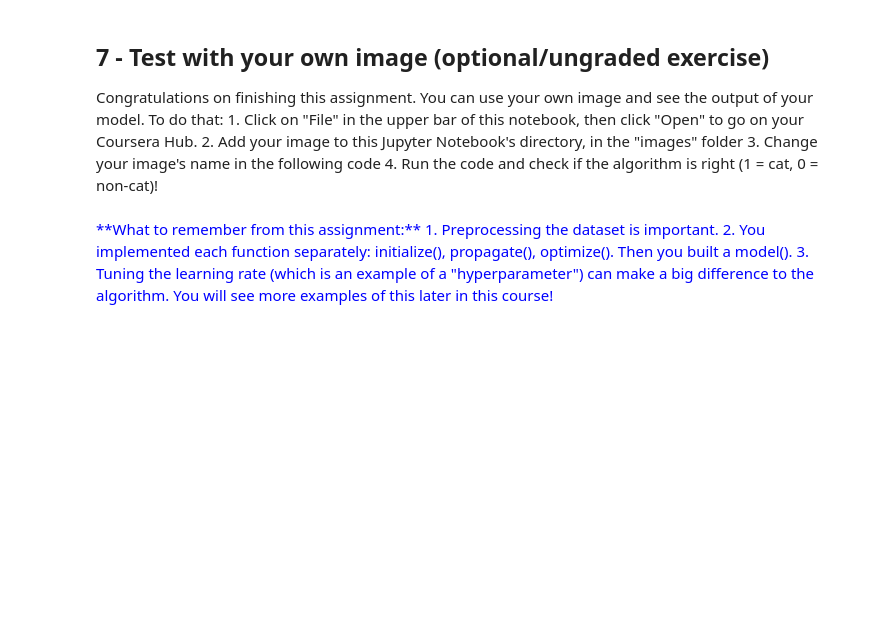
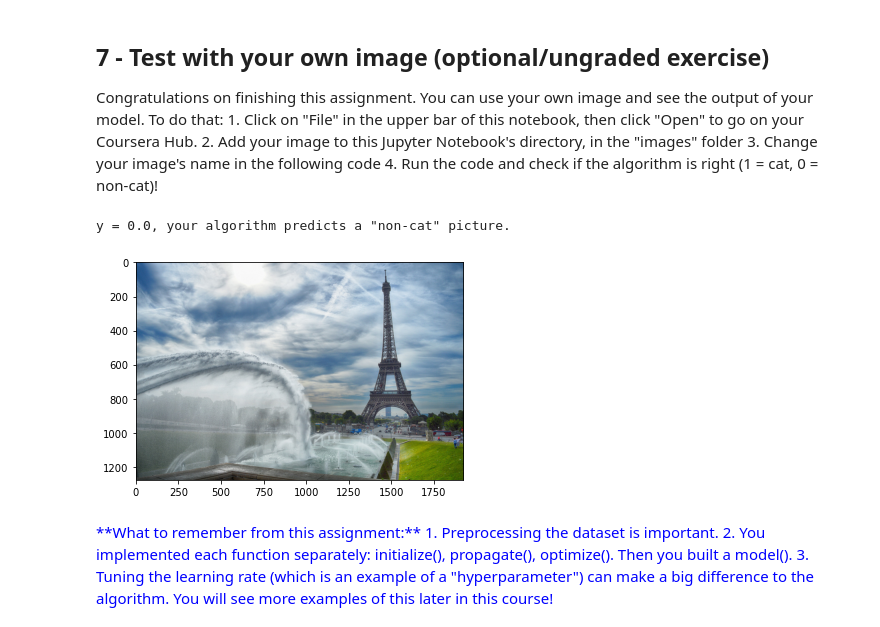
Before and after one commit to hustrlee/ng-deep-learning, a Jupyter notebook: Neural Networks and Deep Learning/Week 2/Logistic Regression as a Neural Network/Logistic_Regression_with_a_Neural_Network_mindset_v6a-mine.ipynb, the cells around one changed output. Saved outputs shown, nothing was run; the diff lists cells and outputs as text; code cells hidden in the pictures; blank space fills up the shorter version.

```diff
--- a/Neural Networks and Deep Learning/Week 2/Logistic Regression as a Neural Network/Logistic_Regression_with_a_Neural_Network_mindset_v6a-mine.ipynb
+++ b/Neural Networks and Deep Learning/Week 2/Logistic Regression as a Neural Network/Logistic_Regression_with_a_Neural_Network_mindset_v6a-mine.ipynb
@@ -342,14 +366,14 @@ def propagate(w, b, X, Y):
 
     # FORWARD PROPAGATION (FROM X TO COST)
     ### START CODE HERE ### (≈ 2 lines of code)
-    A = None                                    # compute activation
-    cost = None                                 # compute cost
+    A = sigmoid(w.T.dot(X) + b)                 # compute activation
+    cost = -(Y.dot(np.log(A).T) + (1-Y).dot(np.log(1-A).T))/m       # compute cost
     ### END CODE HERE ###
 
     # BACKWARD PROPAGATION (TO FIND GRAD)
     ### START CODE HERE ### (≈ 2 lines of code)
-    dw = None
-    db = None
+    dw = X.dot((A-Y).T)/m
+    db = np.squeeze(np.sum(A-Y, axis=1)/m)
     ### END CODE HERE ###
 
     assert(dw.shape == w.shape)
@@ -427,7 +456,7 @@ def optimize(w, b, X, Y, num_iterations, learning_rate, print_cost = False):
 
         # Cost and gradient calculation (≈ 1-4 lines of code)
         ### START CODE HERE ###
-        grads, cost = None
+        grads, cost = propagate(w, b, X, Y)
         ### END CODE HERE ###
 
         # Retrieve derivatives from grads
@@ -436,8 +465,8 @@ def optimize(w, b, X, Y, num_iterations, learning_rate, print_cost = False):
 
         # update rule (≈ 2 lines of code)
         ### START CODE HERE ###
-        w = None
-        b = None
+        w = w - learning_rate * dw
+        b = b - learning_rate * db
         ### END CODE HERE ###
 
         # Record the costs
@@ -515,14 +551,15 @@ def predict(w, b, X):
 
     # Compute vector "A" predicting the probabilities of a cat being present in the picture
     ### START CODE HERE ### (≈ 1 line of code)
-    A = None
+    A = sigmoid(w.T.dot(X) + b)
     ### END CODE HERE ###
 
     for i in range(A.shape[1]):
 
         # Convert probabilities A[0,i] to actual predictions p[0,i]
         ### START CODE HERE ### (≈ 4 lines of code)
-        pass
+        if A[0, i] >= 0.5:
+            Y_prediction[0, i] = 1
         ### END CODE HERE ###
 
     assert(Y_prediction.shape == (1, m))
@@ -588,18 +627,18 @@ def model(X_train, Y_train, X_test, Y_test, num_iterations = 2000, learning_rate
     ### START CODE HERE ###
 
     # initialize parameters with zeros (≈ 1 line of code)
-    w, b = None
+    w, b = initialize_with_zeros(X_train.shape[0])
 
     # Gradient descent (≈ 1 line of code)
-    parameters, grads, costs = None
+    parameters, grads, costs = optimize(w, b, X_train, Y_train, num_iterations, learning_rate, print_cost)
 
     # Retrieve parameters w and b from dictionary "parameters"
     w = parameters["w"]
     b = parameters["b"]
 
     # Predict test/train set examples (≈ 2 lines of code)
-    Y_prediction_test = None
-    Y_prediction_train = None
+    Y_prediction_test = predict(w, b, X_test)
+    Y_prediction_train = predict(w, b, X_train)
 
     ### END CODE HERE ###
 
@@ -714,17 +795,22 @@ Congratulations on finishing this assignment. You can use your own image and see
 # %%
 ## START CODE HERE ## (PUT YOUR IMAGE NAME)
 my_image = "my_image.jpg"   # change this to the name of your image file
 ## END CODE HERE ##
 
 # We preprocess the image to fit your algorithm.
 fname = "images/" + my_image
-image = np.array(ndimage.imread(fname, flatten=False))
+image = plt.imread(fname)
+# image = np.array(ndimage.imread(fname, flatten=False))
 image = image/255.
-my_image = scipy.misc.imresize(image, size=(num_px,num_px)).reshape((1, num_px*num_px*3)).T
+my_image = np.array(Image.fromarray(np.uint8(image)).resize((num_px,num_px))).reshape((1, num_px*num_px*3)).T
+# my_image = scipy.misc.imresize(image, size=(num_px,num_px)).reshape((1, num_px*num_px*3)).T
 my_predicted_image = predict(d["w"], d["b"], my_image)
 
 plt.imshow(image)
 print("y = " + str(np.squeeze(my_predicted_image)) + ", your algorithm predicts a \"" + classes[int(np.squeeze(my_predicted_image)),].decode("utf-8") +  "\" picture.")
+# %% [output]
+y = 0.0, your algorithm predicts a "non-cat" picture.
+[figure, added]
 # %% [markdown]
 <font color='blue'>
 **What to remember from this assignment:**
```
Also changed, not shown: parts of 14 cells of this notebook, 2 other files.
